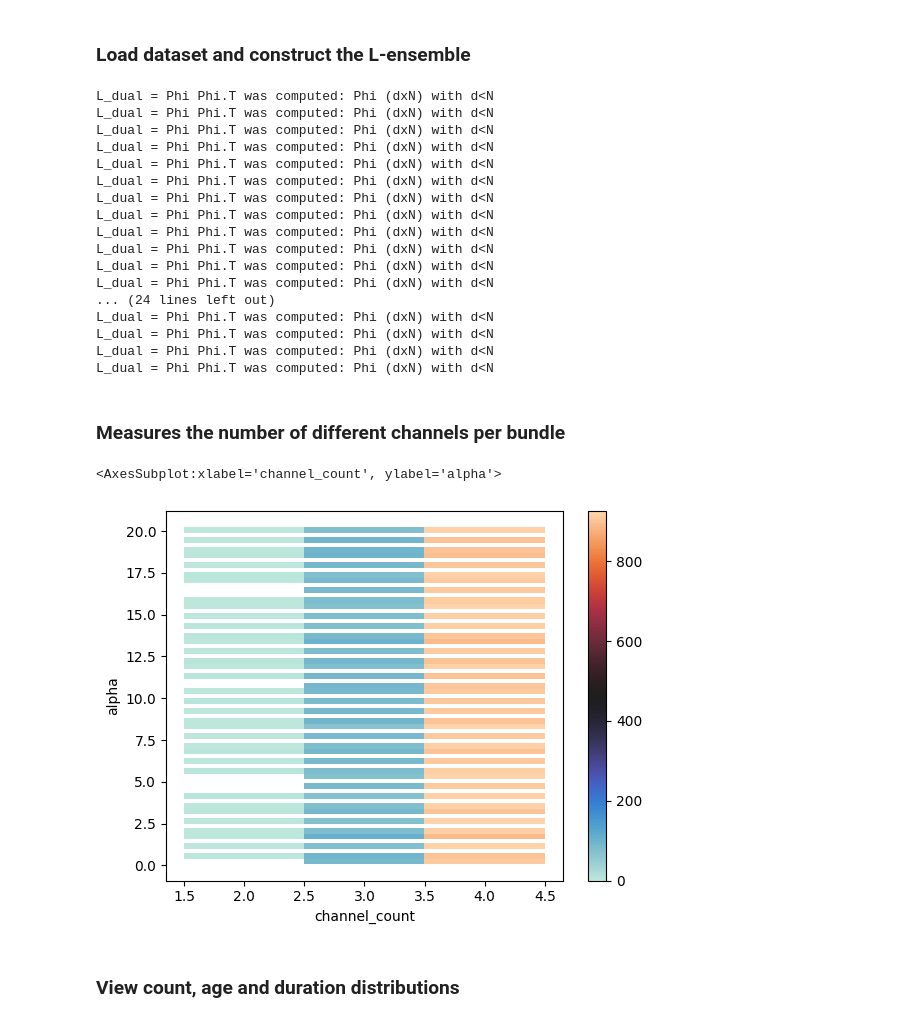
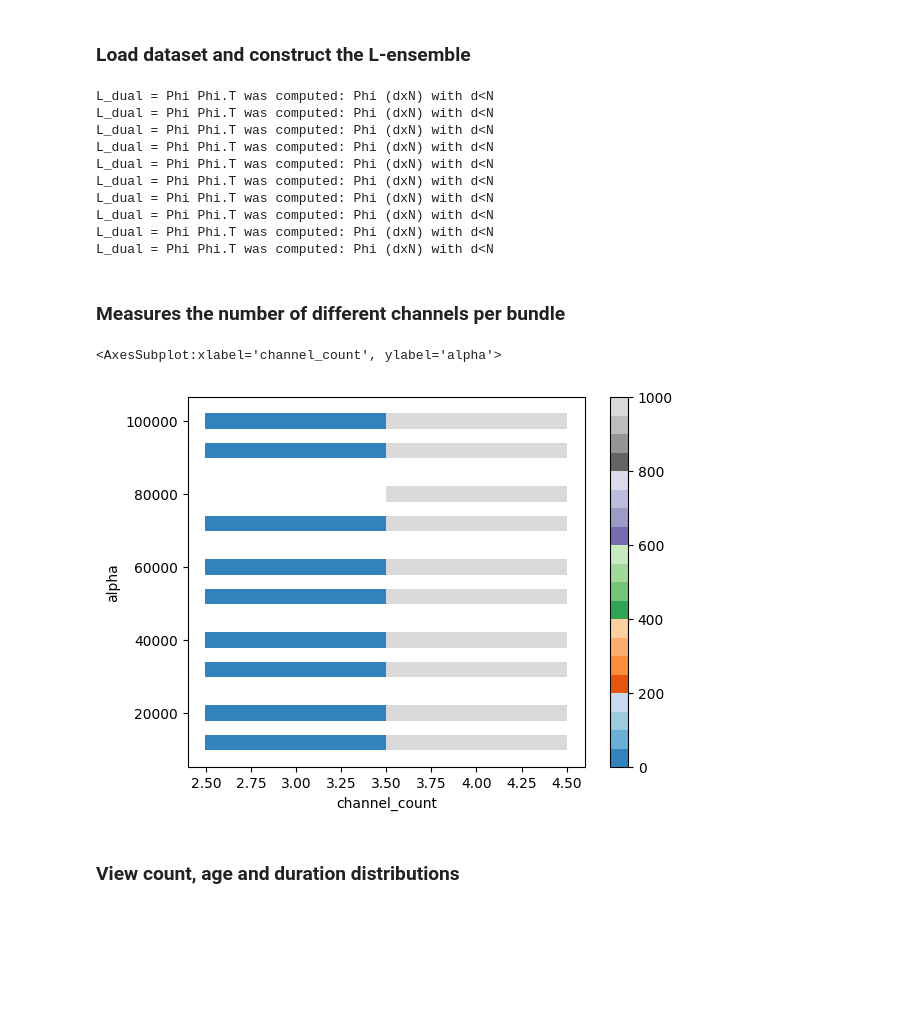
Before and after one commit to ArfyK/tournesol-dpp, a Jupyter notebook: bundle_statistics.ipynb, the cells around one changed output. Cells and saved outputs as stored; diff of their text form; code cells hidden in the pictures; blank space fills up the shorter version.

Commit message:
test alpha values up to 100000, use a 'finer' colormap

```diff
--- a/bundle_statistics.ipynb
+++ b/bundle_statistics.ipynb
@@ -12,7 +12,7 @@ df = pd.read_csv('tournesol_scores_above_20_2024-03-27.csv')
 
 #Test parameters
 bundle_size = 4
-alphas = np.linspace(start=0.1, stop=20, num=40)
+alphas = np.linspace(start=10000, stop=100000, num=10)
 ##Model parameters
 power = 2.8
 discount = 7.3
@@ -41,13 +41,6 @@ L_dual = Phi Phi.T was computed: Phi (dxN) with d<N
 L_dual = Phi Phi.T was computed: Phi (dxN) with d<N
 L_dual = Phi Phi.T was computed: Phi (dxN) with d<N
 L_dual = Phi Phi.T was computed: Phi (dxN) with d<N
-L_dual = Phi Phi.T was computed: Phi (dxN) with d<N
-L_dual = Phi Phi.T was computed: Phi (dxN) with d<N
-... (24 lines left out)
-L_dual = Phi Phi.T was computed: Phi (dxN) with d<N
-L_dual = Phi Phi.T was computed: Phi (dxN) with d<N
-L_dual = Phi Phi.T was computed: Phi (dxN) with d<N
-L_dual = Phi Phi.T was computed: Phi (dxN) with d<N
 # %% [markdown]
 ### Measures the number of different channels per bundle
 # %%
@@ -74,14 +67,14 @@ for i in range(len(alphas)):
 # %%
 sns.histplot(
     data=n_channel,
     x='channel_count',
     y='alpha',
     cbar=True,
     bins = n_tests*4*len(alphas),
-    binwidth=(1,0.3),
+    binwidth=(1, 4000),
     discrete=(True, False),
-    cmap='icefire'
+    cmap='tab20c'
 )
 # %% [output]
 <AxesSubplot:xlabel='channel_count', ylabel='alpha'>
-[figure, old version]
+[figure, new version]
```
Also changed, not shown: parts of 1 cell of this notebook.
